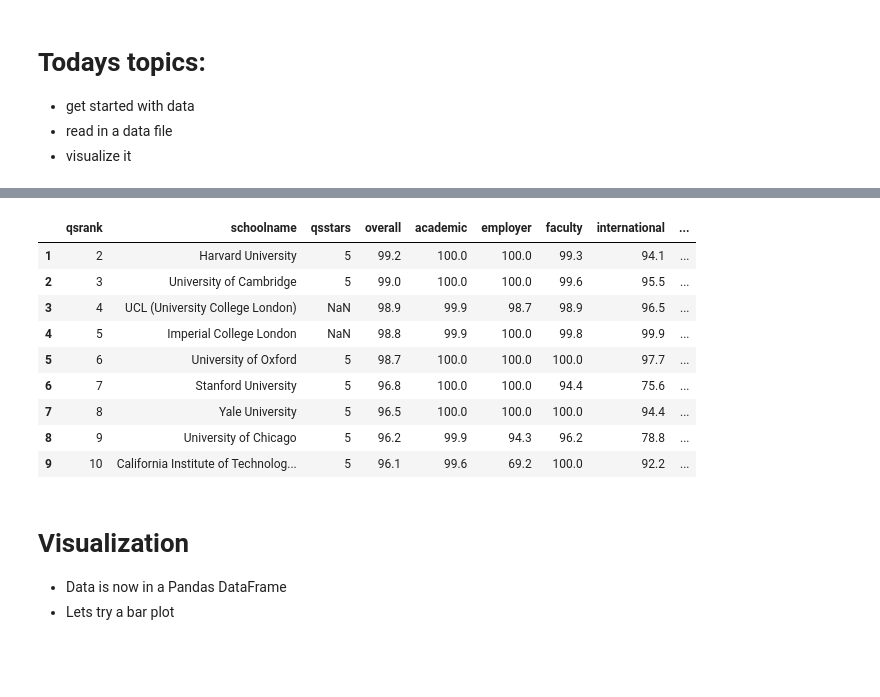
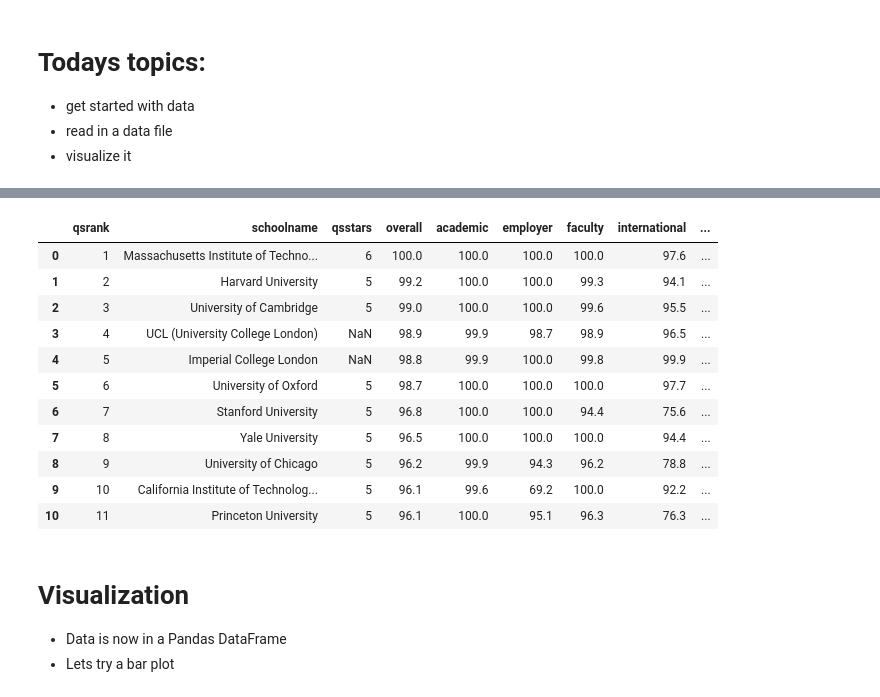
Before and after one commit to koalasleeping/109-Harvard-Data-Science, a Jupyter notebook: lectures/lecture02/Lecture02_readTable_plot.ipynb, the cells around one changed output, grey strips where cells are left out. Drawn from its saved outputs; the diff is of its cells as text; code cells hidden in the pictures; blank space fills up the shorter version.

```diff
--- a/lectures/lecture02/Lecture02_readTable_plot.ipynb
+++ b/lectures/lecture02/Lecture02_readTable_plot.ipynb
@@ -64,10 +64,11 @@ How to load a table
 # %%
 url = 'https://raw.githubusercontent.com/cs109/2014/master/lectures/lecture02/wur2013.txt'
 ranking = pd.read_table(url)
-ranking = ranking[:30]
-ranking.head()
+ranking = ranking[:11]
+ranking
 # %% [output]
 |  | qsrank | schoolname | qsstars | overall | academic | employer | faculty | international | ... |
+| 0 | 1 | Massachusetts Institute of Techno... | 6 | 100.0 | 100.0 | 100.0 | 100.0 | 97.6 | ... |
 | 1 | 2 | Harvard University | 5 | 99.2 | 100.0 | 100.0 | 99.3 | 94.1 | ... |
 | 2 | 3 | University of Cambridge | 5 | 99.0 | 100.0 | 100.0 | 99.6 | 95.5 | ... |
 | 3 | 4 | UCL (University College London) | NaN | 98.9 | 99.9 | 98.7 | 98.9 | 96.5 | ... |
@@ -77,6 +78,7 @@ ranking.head()
 | 7 | 8 | Yale University | 5 | 96.5 | 100.0 | 100.0 | 100.0 | 94.4 | ... |
 | 8 | 9 | University of Chicago | 5 | 96.2 | 99.9 | 94.3 | 96.2 | 78.8 | ... |
 | 9 | 10 | California Institute of Technolog... | 5 | 96.1 | 99.6 | 69.2 | 100.0 | 92.2 | ... |
+| 10 | 11 | Princeton University | 5 | 96.1 | 100.0 | 95.1 | 96.3 | 76.3 | ... |
 # %% [markdown]
 Visualization
 =============
```
Also changed, not shown: 27 other files.
